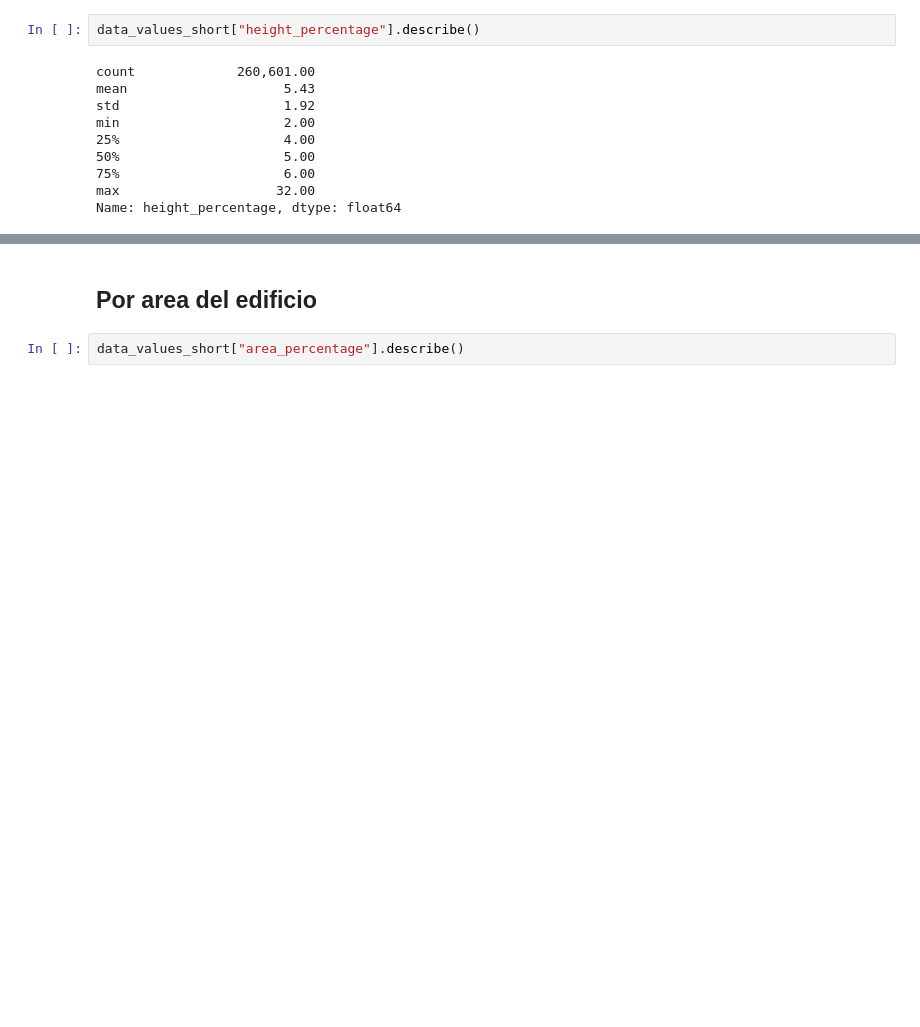
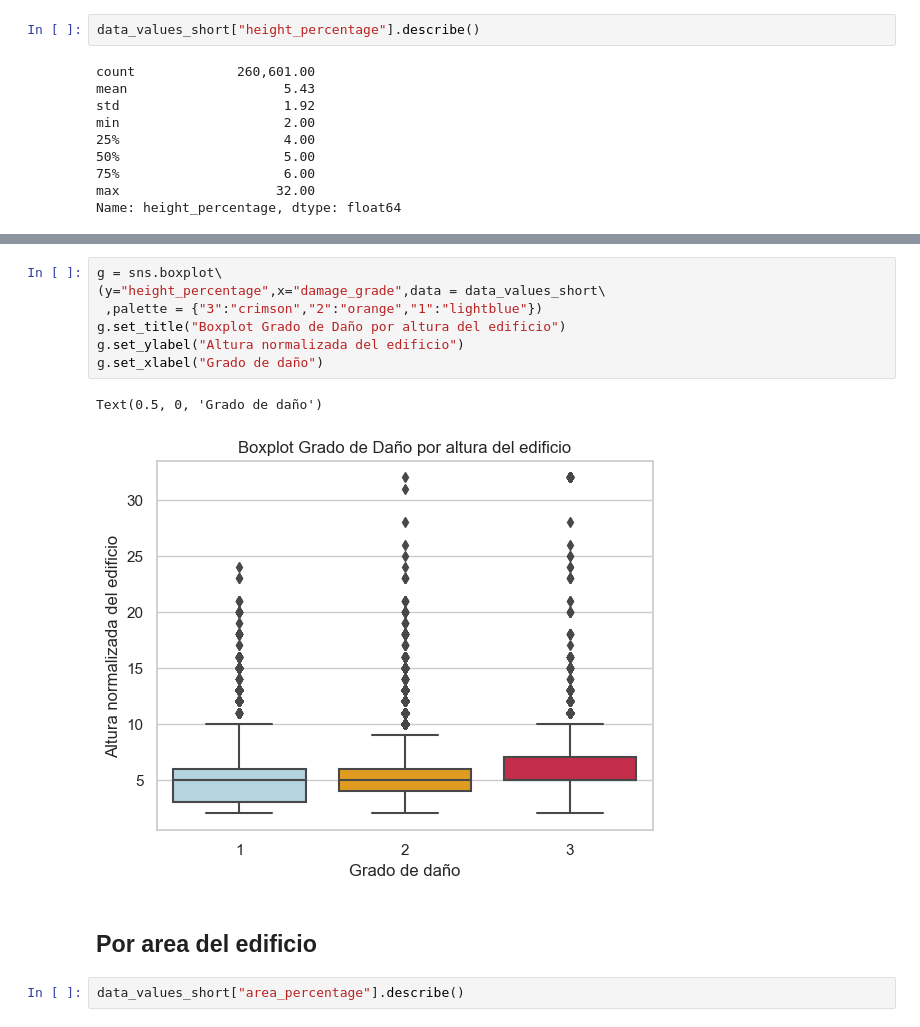
Before and after one commit to DanteReinaudo/EarthquakeDamagePrediction, a Jupyter notebook: tp1/analisis_dante.ipynb, the cells around one changed output, grey strips where cells are left out. Cells and saved outputs as stored; diff of their text form; blank space fills up the shorter version.

```diff
--- a/tp1/analisis_dante.ipynb
+++ b/tp1/analisis_dante.ipynb
@@ -443,3 +483,13 @@ g.set_title("Distribucion de la altura de los edificios dañados en 4 regiones m
+# %%
+g = sns.boxplot\
+(y="height_percentage",x="damage_grade",data = data_values_short\
+ ,palette = {"3":"crimson","2":"orange","1":"lightblue"})
+g.set_title("Boxplot Grado de Daño por altura del edificio")
+g.set_ylabel("Altura normalizada del edificio")
+g.set_xlabel("Grado de daño")
+# %% [output]
+Text(0.5, 0, 'Grado de daño')
+[figure, added]
 # %% [markdown]
 ## Por area del edificio
 # %%
```
Also changed, not shown: parts of 47 cells of this notebook.
